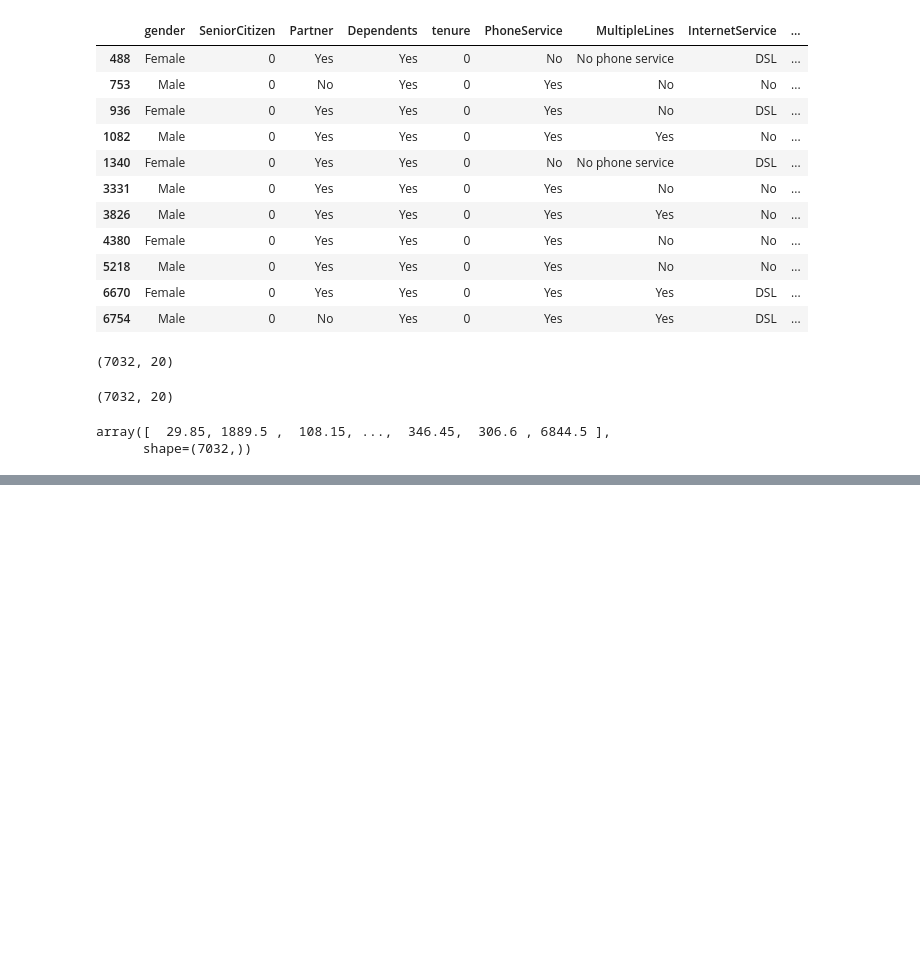
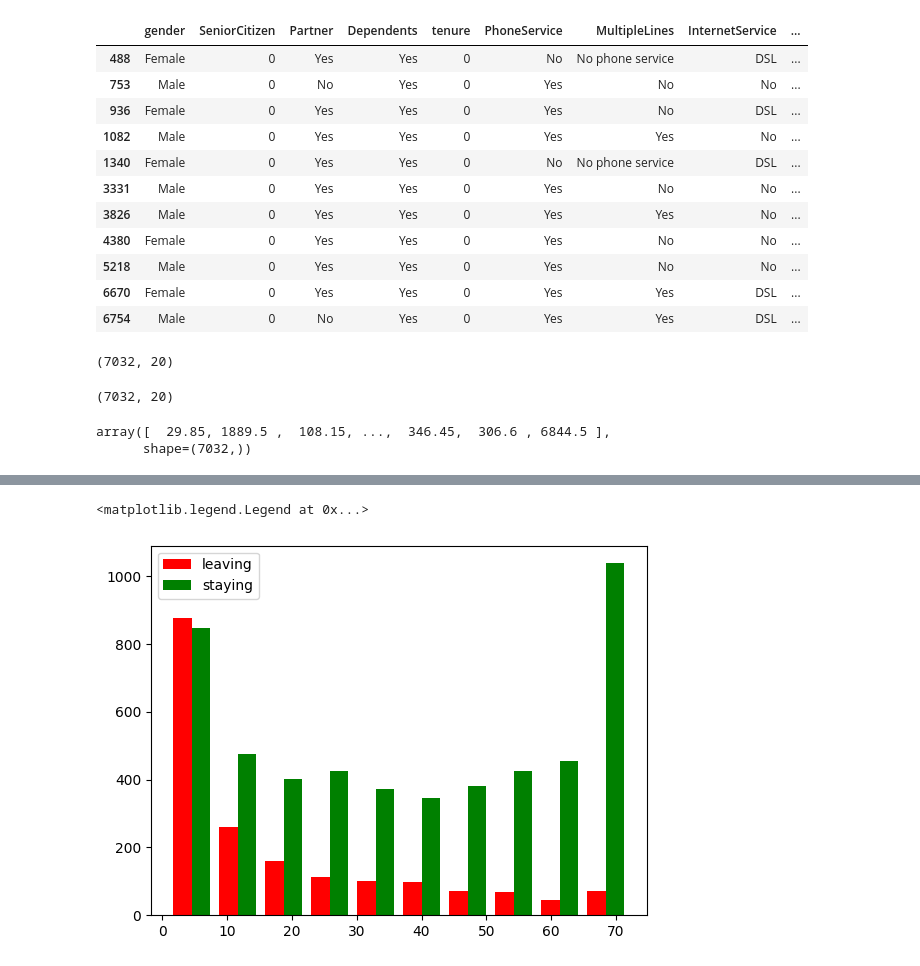
Before and after one commit to cmd-cosmos/ml-algorithms, a Jupyter notebook: Deep-Learning/Neural-Networks/ANN/customer-churn-prediction.ipynb, the cells around one changed output, grey strips where cells are left out. Drawn from its saved outputs; the diff is of its cells as text; code cells hidden in the pictures; blank space fills up the shorter version.

```diff
--- a/Deep-Learning/Neural-Networks/ANN/customer-churn-prediction.ipynb
+++ b/Deep-Learning/Neural-Networks/ANN/customer-churn-prediction.ipynb
@@ -132,0 +145,6 @@ df1[df1.Churn=='No']
+# %%
+plt.hist([tenure_yes, tenure_no],color=['r','g'],label=['leaving','staying'])
+plt.legend()
+# %% [output]
+<matplotlib.legend.Legend at 0x...>
+[figure, added]
```
Also changed, not shown: parts of 2 cells of this notebook.
